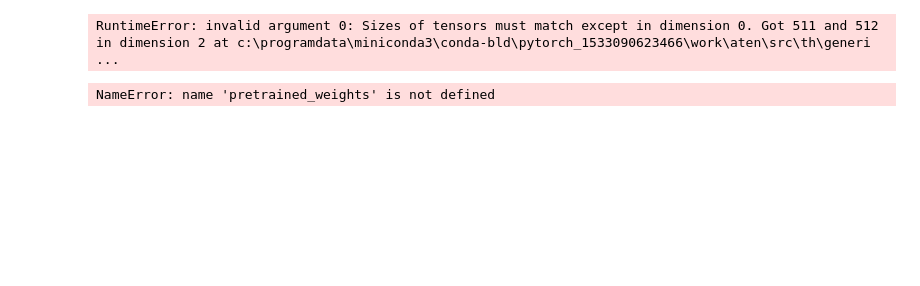
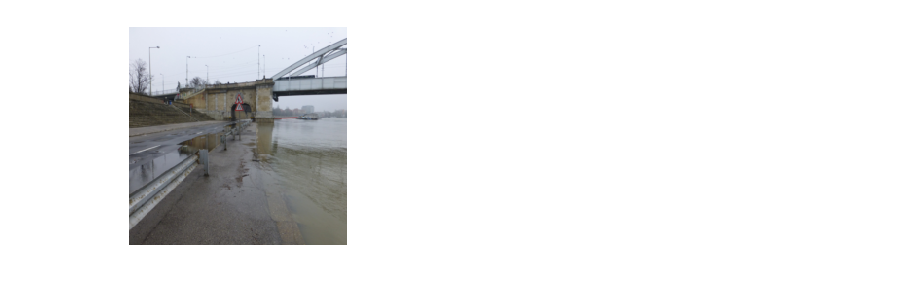
Before and after one commit to heidichen7/flooding, a Jupyter notebook: baseline/baseline-vgg-local.ipynb, the cells around one changed output. Cells and saved outputs as stored; diff of their text form; code cells hidden in the pictures; blank space fills up the shorter version.

Commit message:
vgg w/o layer loaded, data loaded into baseline, still need to add labels

```diff
--- a/baseline/baseline-vgg-local.ipynb
+++ b/baseline/baseline-vgg-local.ipynb
@@ -41,14 +24,0 @@ train_data = load_dataset()
-# %%
-# print (train_data.__getitem__(0).shape)
-train_iter = iter(train_data)
-
-a, b = train_iter.next()
-print (a.shape)
-# %% [output]
-RuntimeError: invalid argument 0: Sizes of tensors must match except in dimension 0. Got 511 and 512 in dimension 2 at c:\programdata\miniconda3\conda-bld\pytorch_1533090623466\work\aten\src\th\generi ...
-# %%
-vgg16 = models.vgg16_bn()
-vgg16.load_state_dict(pretrained_weights)
-print(vgg16.classifier[6].out_features) # 1000 2
-# %% [output]
-NameError: name 'pretrained_weights' is not defined
@@ -54,0 +80,17 @@ NameError: name 'pretrained_weights' is not defined
+# %%
+#sanity check: plot images
+import imageio
+from PIL import Image
+
+def imshow(inp, title=None):
+    inp = inp.numpy().transpose((1, 2, 0))
+#     plt.figure(figsize=(10, 10))
+    plt.axis('off')
+    plt.imshow(inp)
+    if title is not None:
+        plt.title(title)
+    plt.pause(0.001)
+
+imshow(example)
+# %% [output]
+[figure, added]
```
Also changed, not shown: parts of 7 cells of this notebook, 2 other files.
